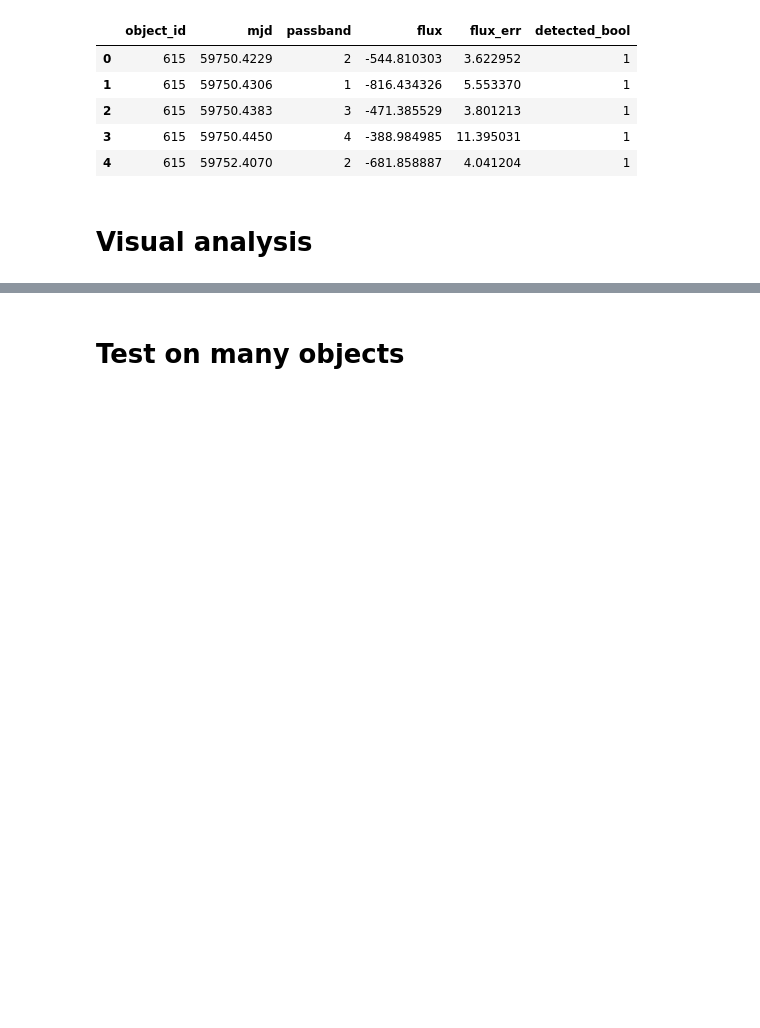
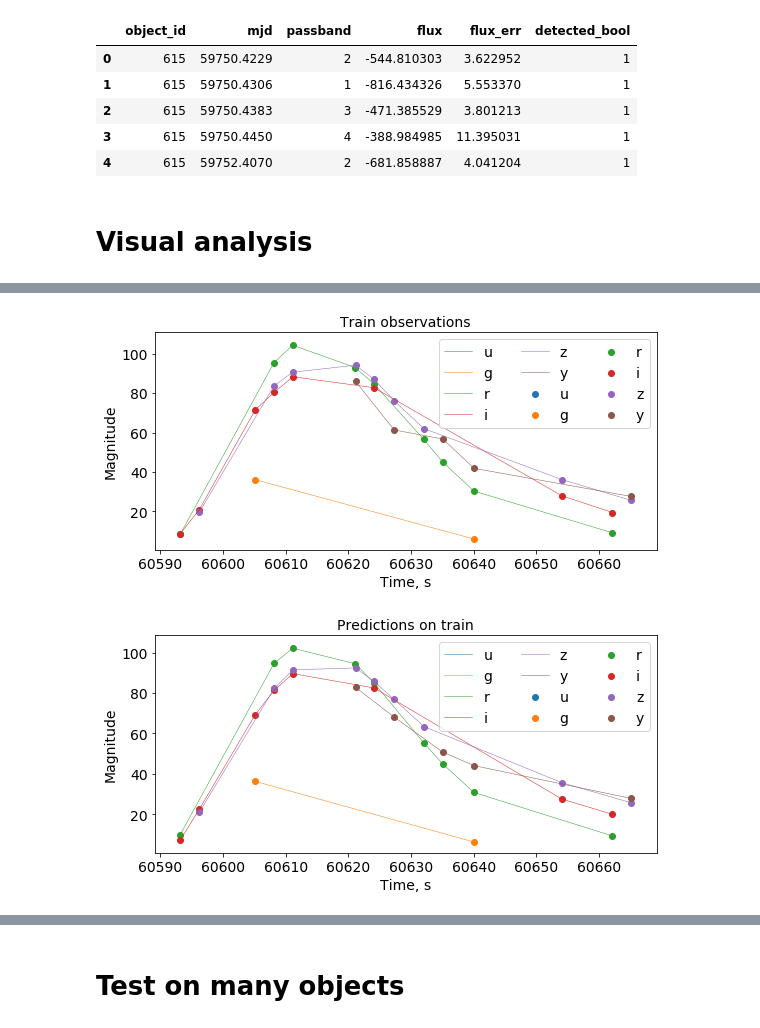
Before and after one commit to HSE-LAMBDA/light_curve_approx, a Jupyter notebook: notebooks/StarterKit.ipynb, the cells around one changed output, grey strips where cells are left out. Cells and saved outputs as stored; diff of their text form; code cells hidden in the pictures; blank space fills up the shorter version.

```diff
--- a/notebooks/StarterKit.ipynb
+++ b/notebooks/StarterKit.ipynb
@@ -123,3 +149,9 @@ plot_light_curves(anobject_test_pred, "Predictions on test")
+# %%
+plot_light_curves(anobject_train, "Train observations")
+plot_light_curves(anobject_train_pred, "Predictions on train")
+# %% [output]
+[figure, added]
+[figure, added]
 # %%
 # calculate quality metrics
 [rmse, mae, rse, rae, mape] = utils.regression_quality_metrics_report(anobject_test['flux'].values,
```
Also changed, not shown: parts of 12 cells of this notebook.
